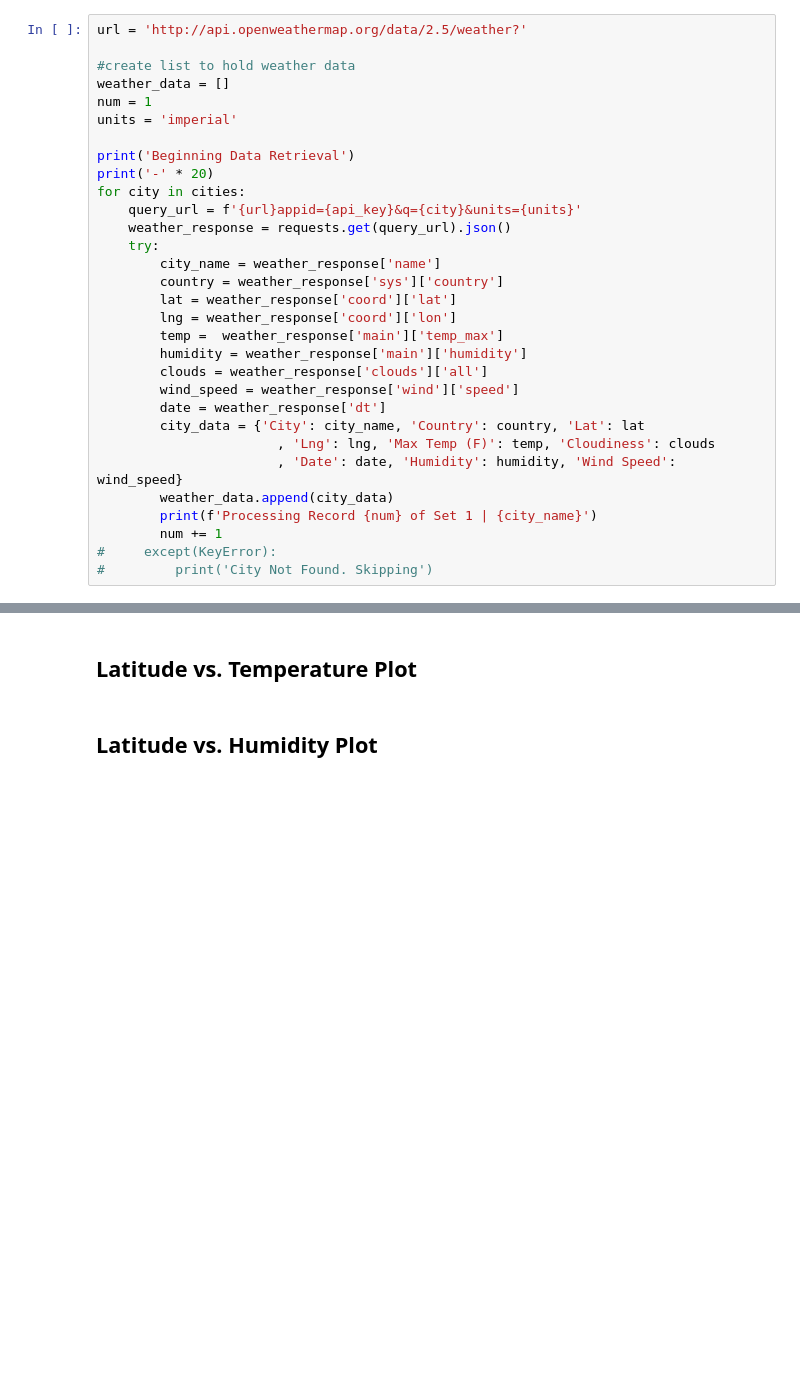
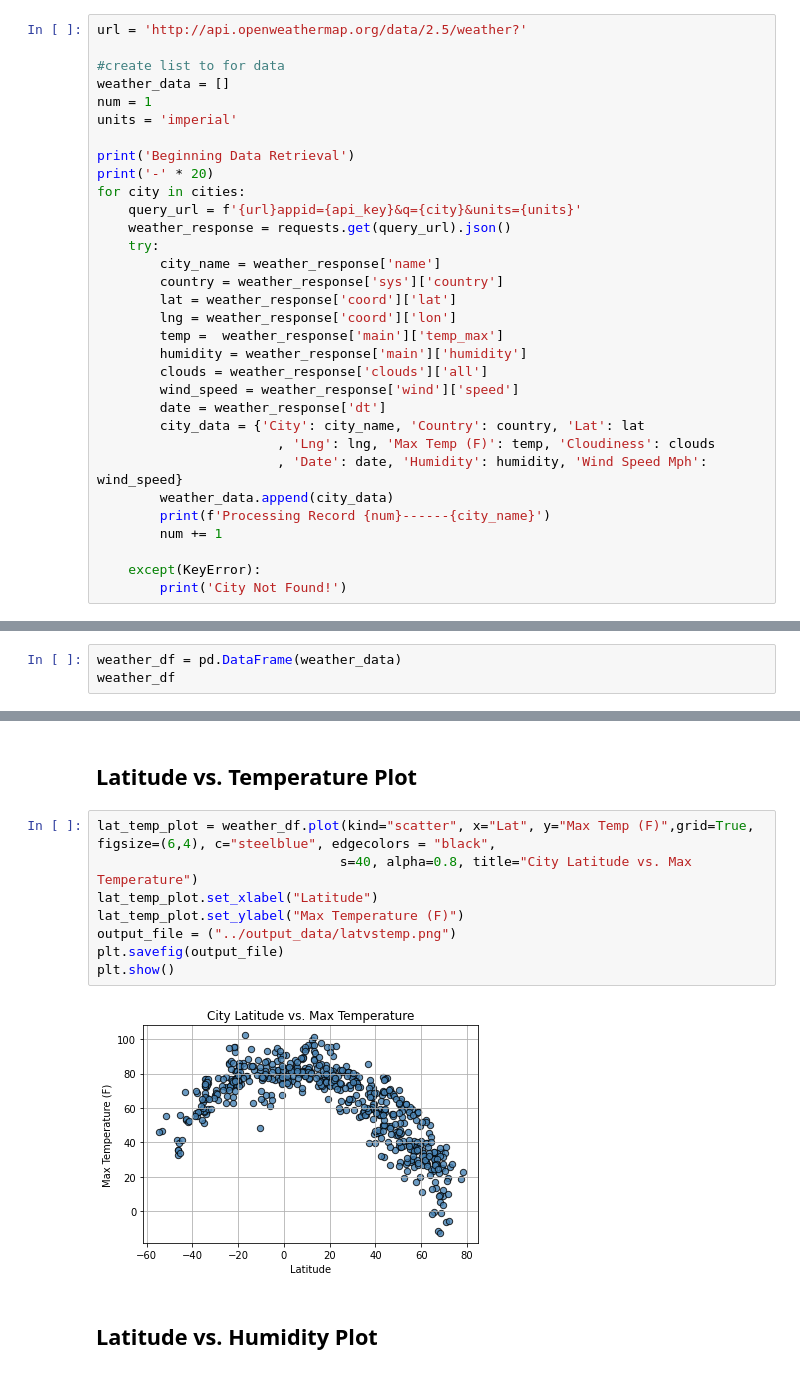
Before and after one commit to gtp1ok/python-api-challenge, a Jupyter notebook: WeatherPy/WeatherPy.ipynb, the cells around one changed output, grey strips where cells are left out. Cells and saved outputs as stored; diff of their text form; blank space fills up the shorter version.

```diff
--- a/WeatherPy/WeatherPy.ipynb
+++ b/WeatherPy/WeatherPy.ipynb
@@ -57,7 +57,7 @@ len(cities)
 # %%
 url = 'http://api.openweathermap.org/data/2.5/weather?'
 
-#create list to hold weather data
+#create list to for data
 weather_data = []
 num = 1
 units = 'imperial'
@@ -79,12 +79,13 @@ for city in cities:
         date = weather_response['dt']
         city_data = {'City': city_name, 'Country': country, 'Lat': lat
                        , 'Lng': lng, 'Max Temp (F)': temp, 'Cloudiness': clouds
-                       , 'Date': date, 'Humidity': humidity, 'Wind Speed': wind_speed}
+                       , 'Date': date, 'Humidity': humidity, 'Wind Speed Mph': wind_speed}
         weather_data.append(city_data)
-        print(f'Processing Record {num} of Set 1 | {city_name}')
+        print(f'Processing Record {num}------{city_name}')
         num += 1
-#     except(KeyError):
-#         print('City Not Found. Skipping')
+
+    except(KeyError):
+        print('City Not Found!')
 # %% [output]
 Beginning Data Retrieval
 --------------------
@@ -107,3 +108,6 @@ City Not Found. Skipping
 ### Convert Raw Data to DataFrame
 * Export the city data into a .csv.
 * Display the DataFrame
+# %%
+weather_df = pd.DataFrame(weather_data)
+weather_df
@@ -122,5 +148,15 @@ Skip this step if there are no cities that have humidity > 100%.
 * Save the plotted figures as .pngs.
 # %% [markdown]
 ## Latitude vs. Temperature Plot
+# %%
+lat_temp_plot = weather_df.plot(kind="scatter", x="Lat", y="Max Temp (F)",grid=True, figsize=(6,4), c="steelblue", edgecolors = "black",
+                               s=40, alpha=0.8, title="City Latitude vs. Max Temperature")
+lat_temp_plot.set_xlabel("Latitude")
+lat_temp_plot.set_ylabel("Max Temperature (F)")
+output_file = ("../output_data/latvstemp.png")
+plt.savefig(output_file)
+plt.show()
+# %% [output]
+[figure, added]
 # %% [markdown]
 ## Latitude vs. Humidity Plot
```
Also changed, not shown: parts of 29 cells of this notebook.
